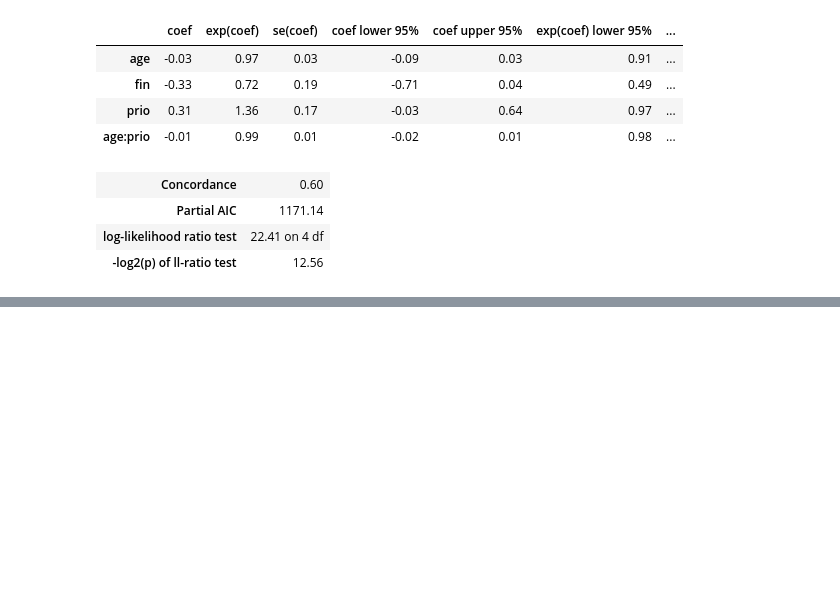
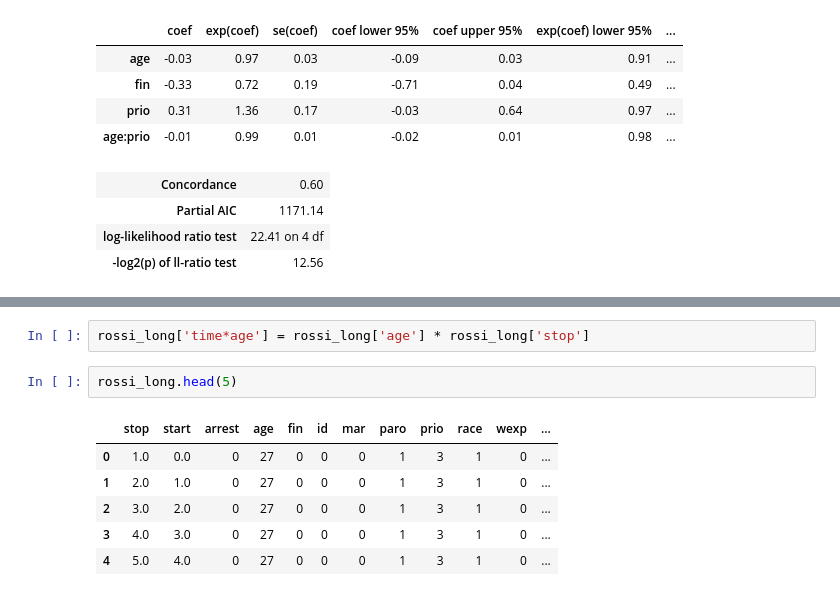
Before and after one commit to seolbluewings/Python, a Jupyter notebook: Cox PH Model.ipynb, the cells around one changed output, grey strips where cells are left out. Saved outputs shown, nothing was run; the diff lists cells and outputs as text; blank space fills up the shorter version.

```diff
--- a/Cox PH Model.ipynb
+++ b/Cox PH Model.ipynb
@@ -223,0 +256,11 @@ cph.print_summary()
+# %%
+rossi_long['time*age'] = rossi_long['age'] * rossi_long['stop']
+# %%
+rossi_long.head(5)
+# %% [output]
+|  | stop | start | arrest | age | fin | id | mar | paro | prio | race | wexp | ... |
+| 0 | 1.0 | 0.0 | 0 | 27 | 0 | 0 | 0 | 1 | 3 | 1 | 0 | ... |
+| 1 | 2.0 | 1.0 | 0 | 27 | 0 | 0 | 0 | 1 | 3 | 1 | 0 | ... |
+| 2 | 3.0 | 2.0 | 0 | 27 | 0 | 0 | 0 | 1 | 3 | 1 | 0 | ... |
+| 3 | 4.0 | 3.0 | 0 | 27 | 0 | 0 | 0 | 1 | 3 | 1 | 0 | ... |
+| 4 | 5.0 | 4.0 | 0 | 27 | 0 | 0 | 0 | 1 | 3 | 1 | 0 | ... |
```
Also changed, not shown: parts of 11 cells of this notebook.
